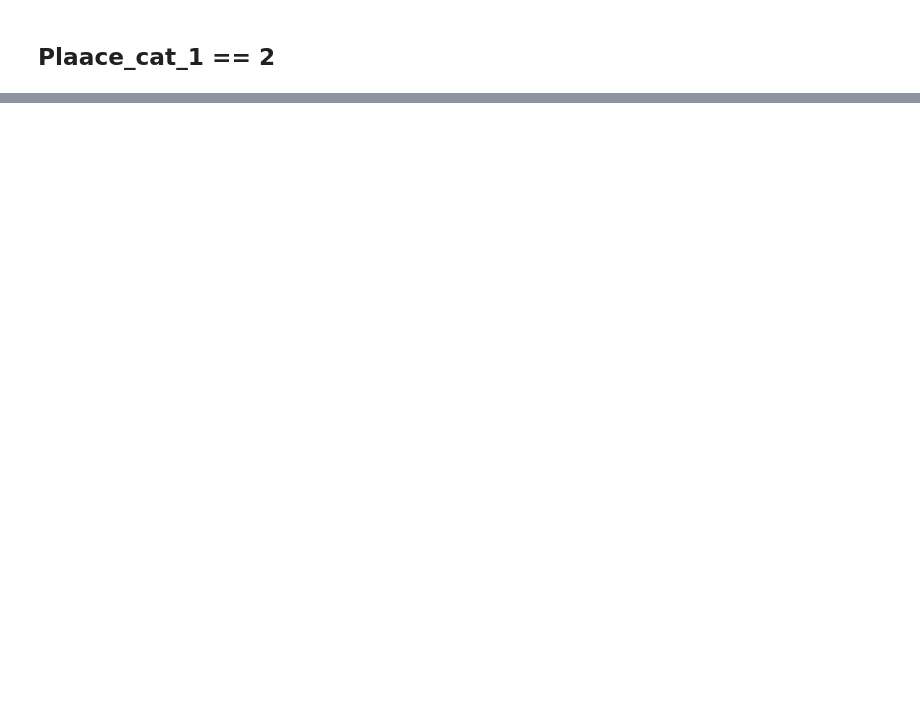
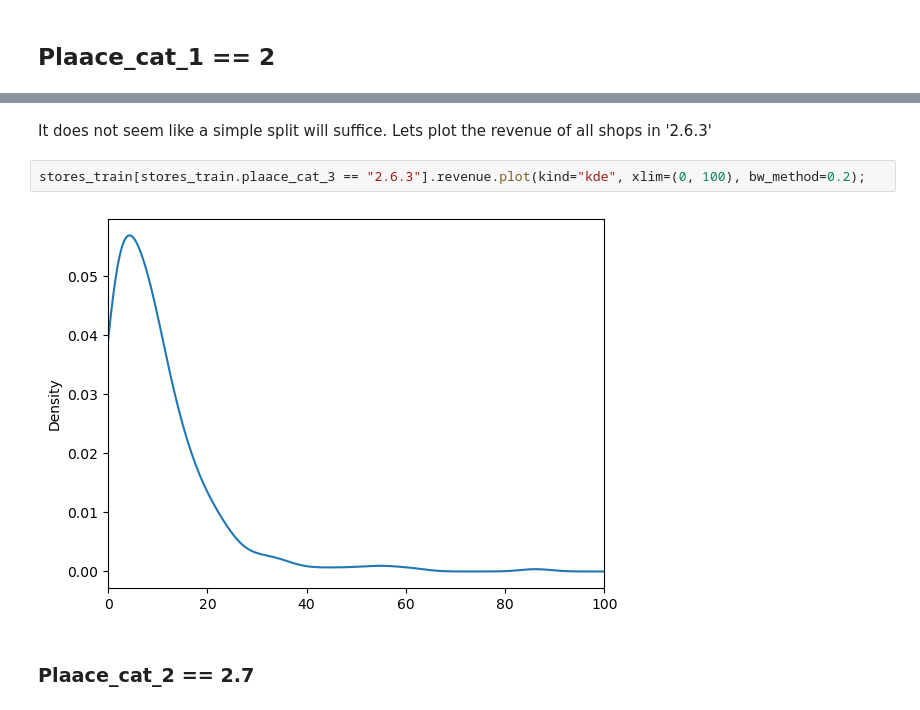
Before and after one commit to halvorlinder/TDT4173-Machine-Learning, a Jupyter notebook: plaace_cat.ipynb, the cells around one changed output, grey strips where cells are left out. Saved outputs shown, nothing was run; the diff lists cells and outputs as text; blank space fills up the shorter version.

```diff
--- a/plaace_cat.ipynb
+++ b/plaace_cat.ipynb
@@ -237,0 +488,8 @@ Not really a lot to get from this. '1.4' is way too small and should just be par
+# %% [markdown]
+It does not seem like a simple split will suffice. Lets plot the revenue of all shops in '2.6.3'
+# %%
+stores_train[stores_train.plaace_cat_3 == "2.6.3"].revenue.plot(kind="kde", xlim=(0, 100), bw_method=0.2);
+# %% [output]
+[figure, added]
+# %% [markdown]
+### Plaace_cat_2 == 2.7
```
Also changed, not shown: parts of 79 cells of this notebook.
